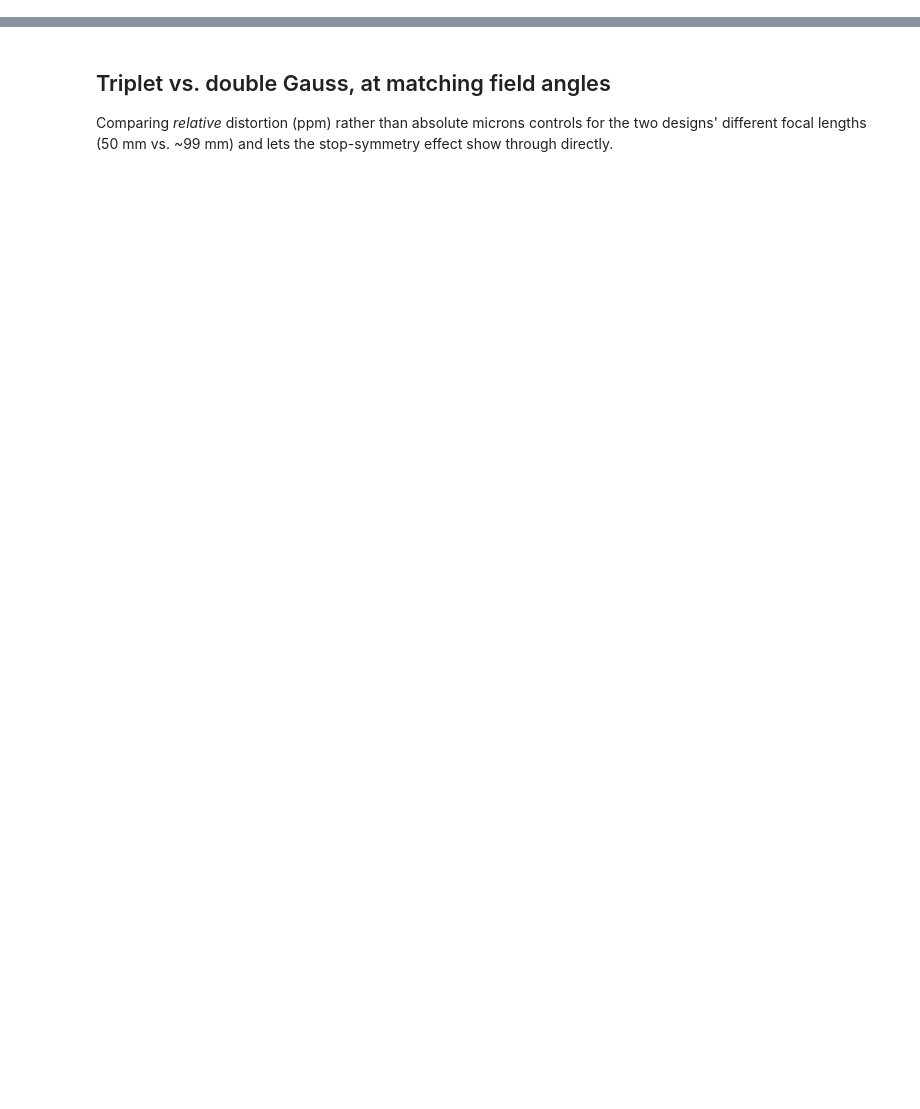
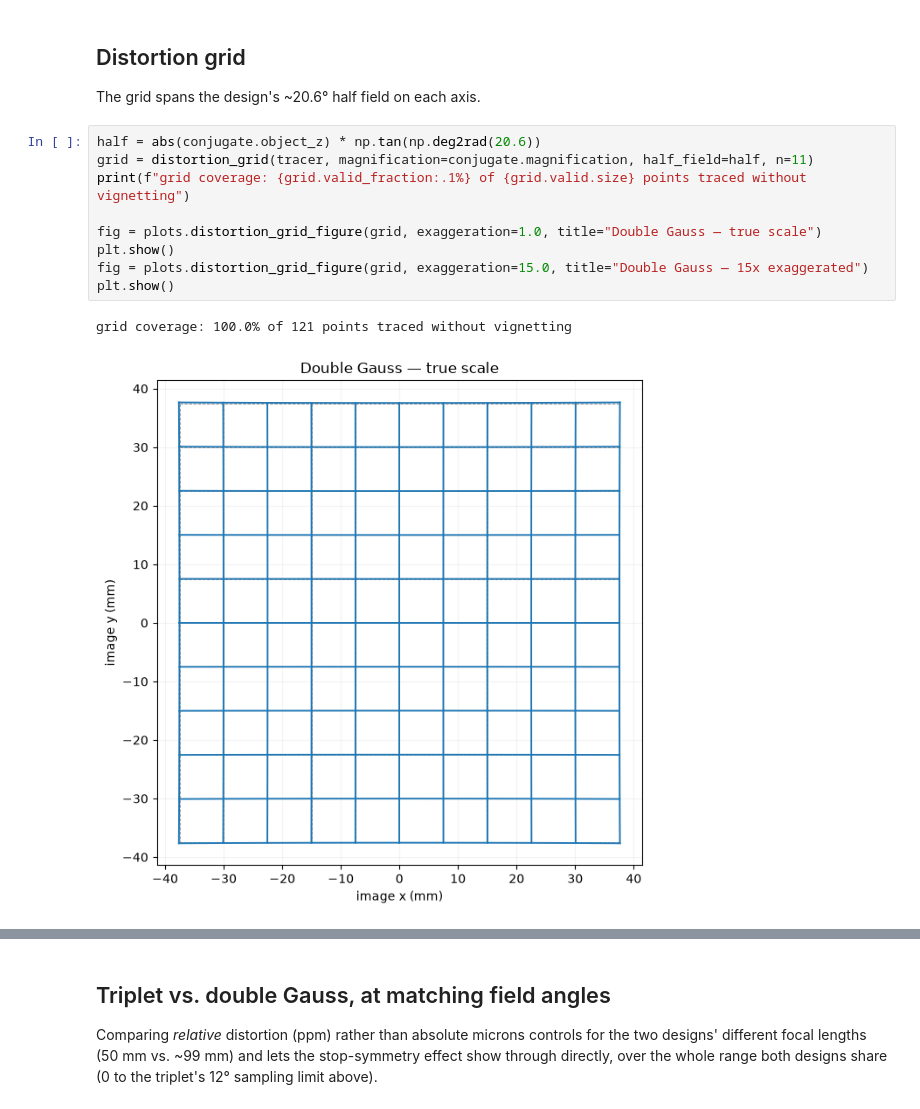
Before and after one commit to blancusjh/geometrical-raytracer, a Jupyter notebook: examples/notebooks/double_gauss.ipynb, the cells around one changed output, grey strips where cells are left out. Cells and saved outputs as stored; diff of their text form; blank space fills up the shorter version.

```diff
--- a/examples/notebooks/double_gauss.ipynb
+++ b/examples/notebooks/double_gauss.ipynb
@@ -100,0 +105,16 @@ plt.show()
+# %% [markdown]
+## Distortion grid
+
+The grid spans the design's ~20.6° half field on each axis.
+# %%
+half = abs(conjugate.object_z) * np.tan(np.deg2rad(20.6))
+grid = distortion_grid(tracer, magnification=conjugate.magnification, half_field=half, n=11)
+print(f"grid coverage: {grid.valid_fraction:.1%} of {grid.valid.size} points traced without vignetting")
+
+fig = plots.distortion_grid_figure(grid, exaggeration=1.0, title="Double Gauss — true scale")
+plt.show()
+fig = plots.distortion_grid_figure(grid, exaggeration=15.0, title="Double Gauss — 15x exaggerated")
+plt.show()
+# %% [output]
+grid coverage: 100.0% of 121 points traced without vignetting
+[figure, added]
@@ -103,7 +124,8 @@ plt.show()
 
 Comparing *relative* distortion (ppm) rather than absolute microns
 controls for the two designs' different focal lengths (50 mm vs. ~99 mm)
-and lets the stop-symmetry effect show through directly.
+and lets the stop-symmetry effect show through directly, over the whole
+range both designs share (0 to the triplet's 12° sampling limit above).
 # %%
 from raytracer.sequential import OpticalSystem as _OS, SequentialTracer as _ST, solve_object_plane as _sop
 
```
Also changed, not shown: parts of 6 cells of this notebook, 10 other files.
